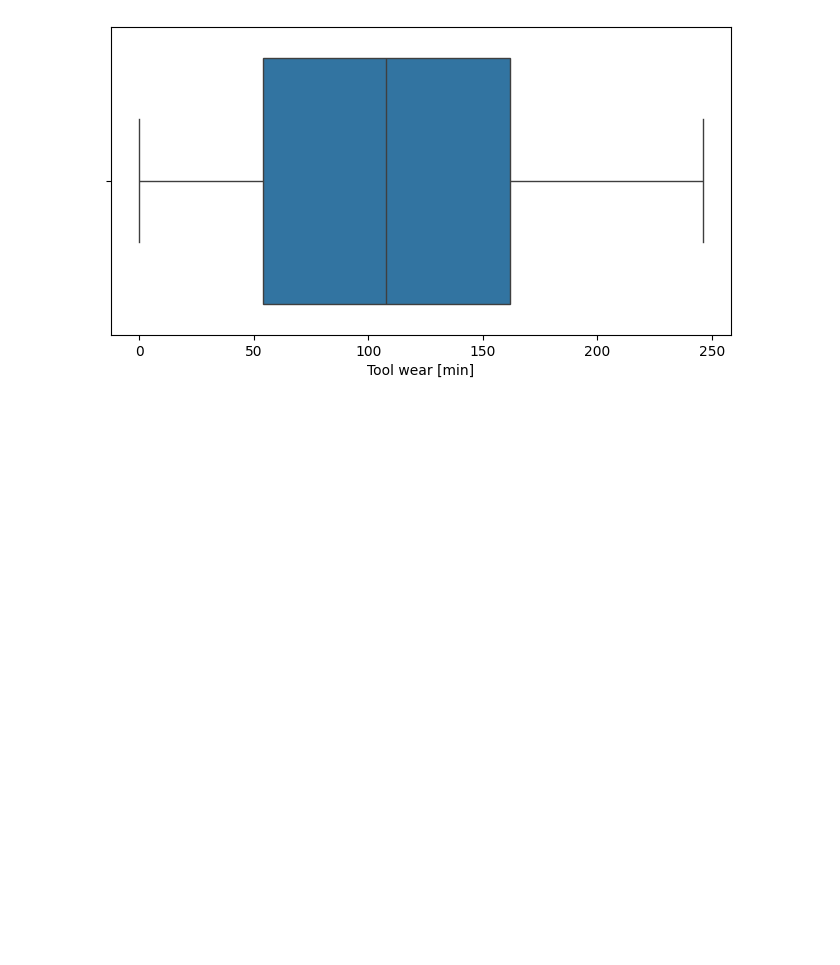
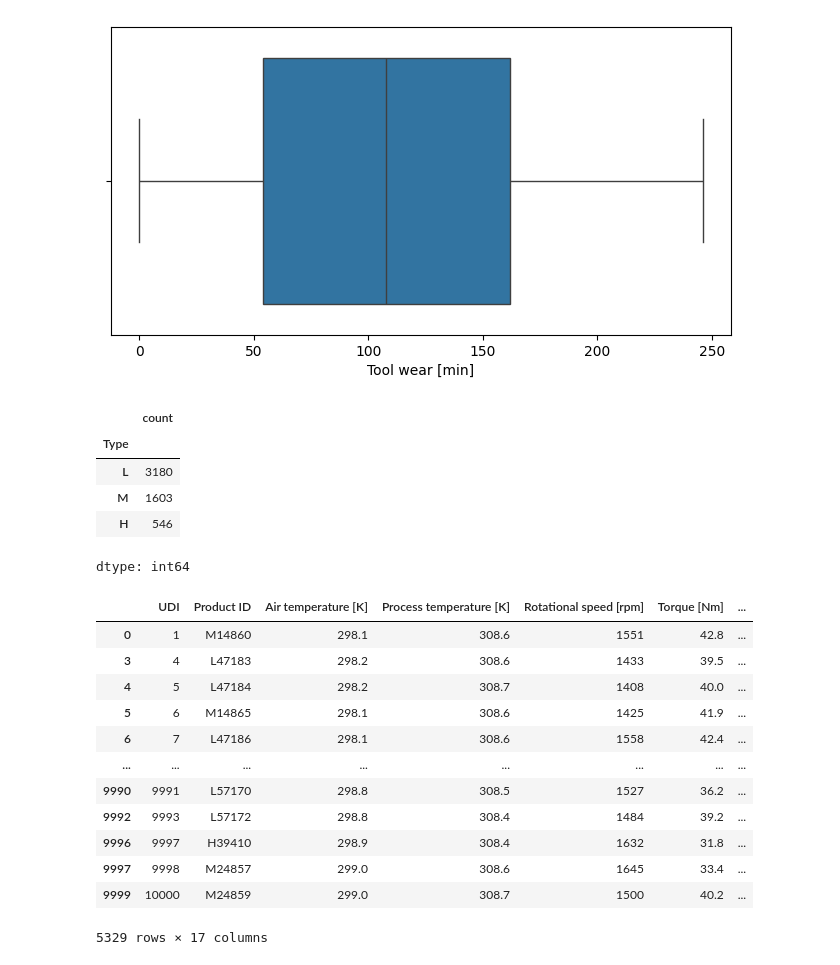
Before and after one commit to Mehdi007bond/Predictive_maintenance_ML, a Jupyter notebook: ML_Predictive_maintenance.ipynb, the cells around one changed output. Saved outputs shown, nothing was run; the diff lists cells and outputs as text; code cells hidden in the pictures; blank space fills up the shorter version.

```diff
--- a/ML_Predictive_maintenance.ipynb
+++ b/ML_Predictive_maintenance.ipynb
@@ -293,3 +308,28 @@ for cols in capteur_cols :
 [figure]
 [figure]
 [figure]
+# %%
+# Convertir la colonne 'Type' en utilisant One-Hot Encoding
+display(df['Type'].value_counts())
+df = pd.get_dummies(df, columns=['Type'])
+display(df)
+# %% [output]
+|  | count |
+| Type |  |
+| L | 3180 |
+| M | 1603 |
+| H | 546 |
+dtype: int64
+|  | UDI | Product ID | Air temperature [K] | Process temperature [K] | Rotational speed [rpm] | Torque [Nm] | ... |
+| 0 | 1 | M14860 | 298.1 | 308.6 | 1551 | 42.8 | ... |
+| 3 | 4 | L47183 | 298.2 | 308.6 | 1433 | 39.5 | ... |
+| 4 | 5 | L47184 | 298.2 | 308.7 | 1408 | 40.0 | ... |
+| 5 | 6 | M14865 | 298.1 | 308.6 | 1425 | 41.9 | ... |
+| 6 | 7 | L47186 | 298.1 | 308.6 | 1558 | 42.4 | ... |
+| ... | ... | ... | ... | ... | ... | ... | ... |
+| 9990 | 9991 | L57170 | 298.8 | 308.5 | 1527 | 36.2 | ... |
+| 9992 | 9993 | L57172 | 298.8 | 308.4 | 1484 | 39.2 | ... |
+| 9996 | 9997 | H39410 | 298.9 | 308.4 | 1632 | 31.8 | ... |
+| 9997 | 9998 | M24857 | 299.0 | 308.6 | 1645 | 33.4 | ... |
+| 9999 | 10000 | M24859 | 299.0 | 308.7 | 1500 | 40.2 | ... |
+5329 rows × 17 columns
```
Also changed, not shown: parts of 3 cells of this notebook.
